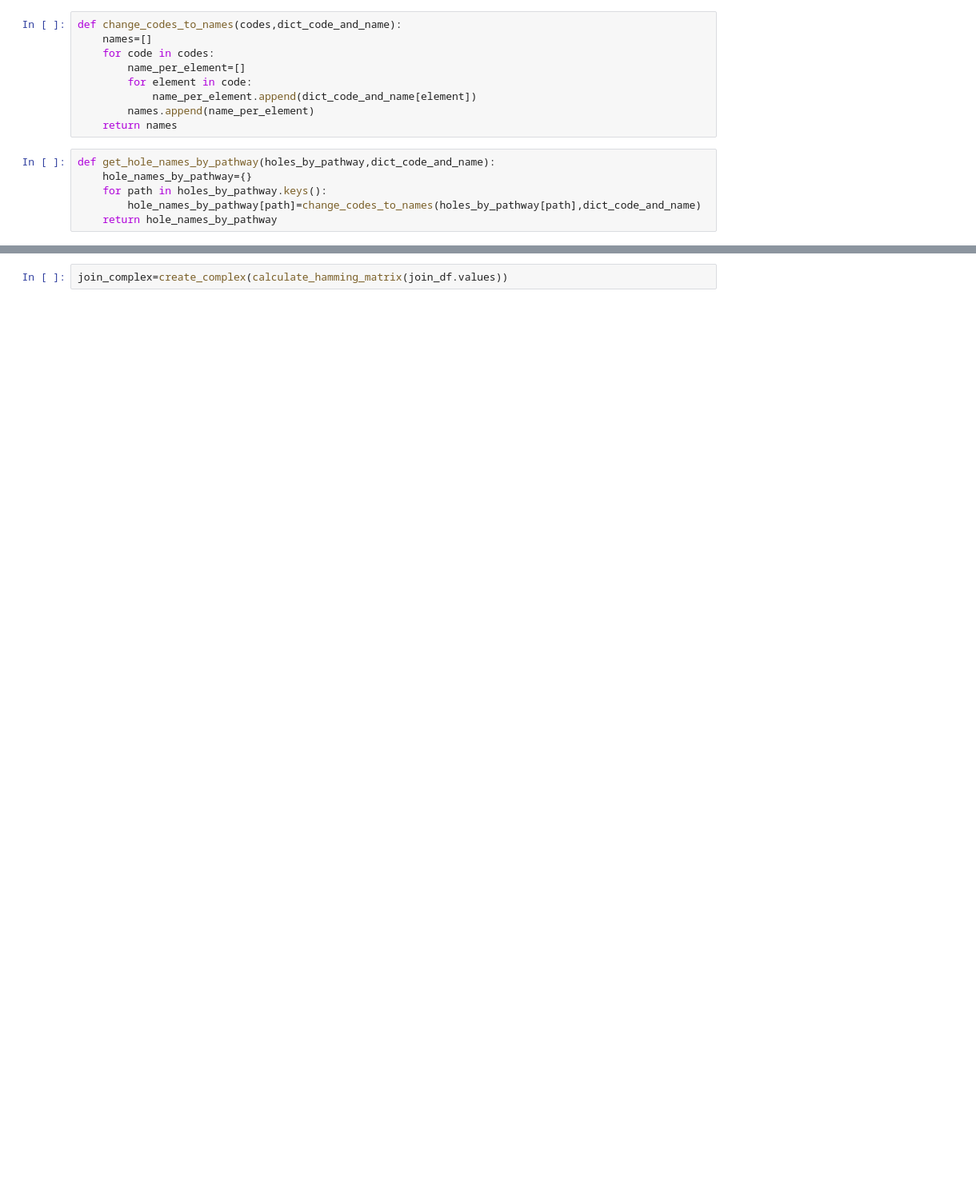
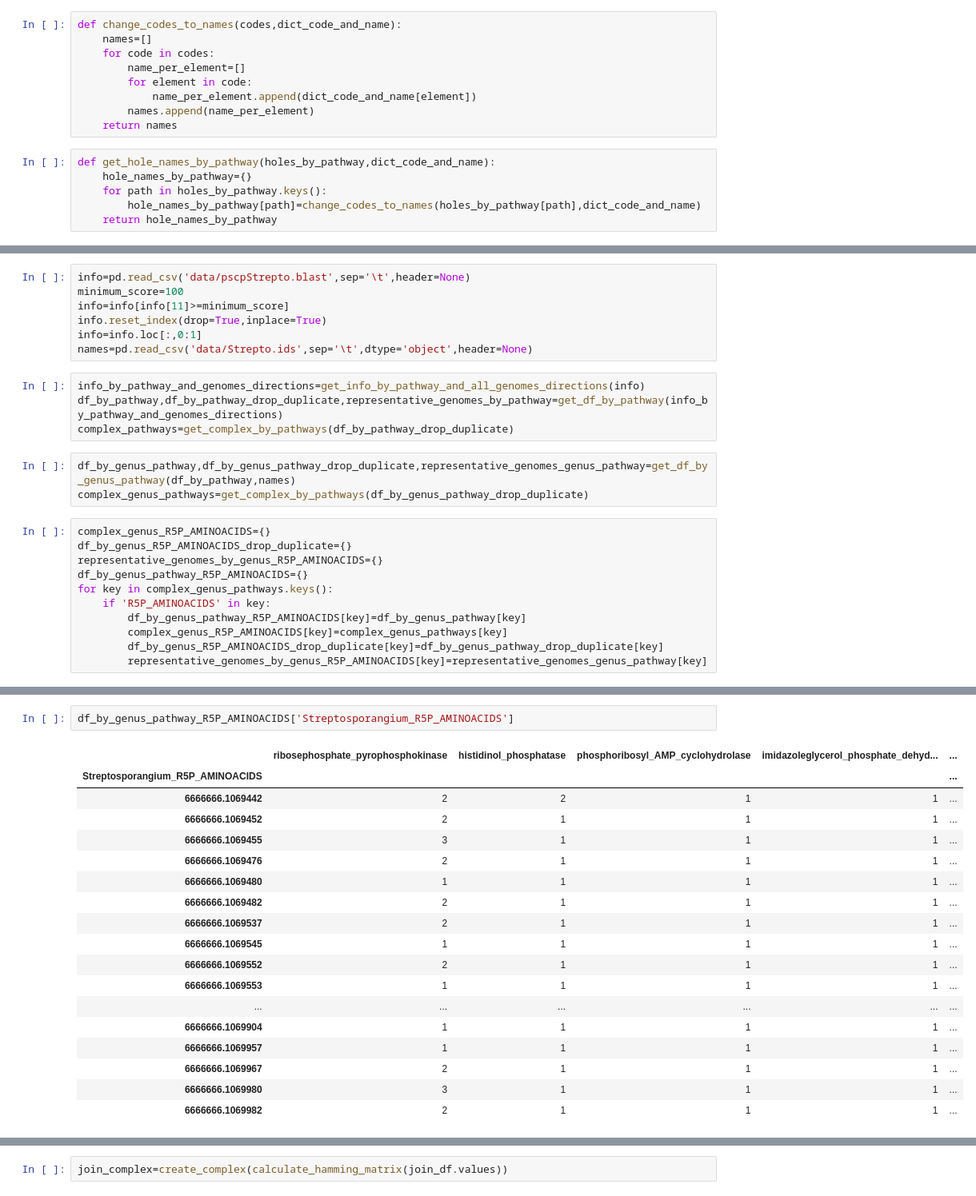
Before and after one commit to FFranciscoEspinosa/Tesis, a Jupyter notebook: nodos_adaptado_3.ipynb, the cells around one changed output, grey strips where cells are left out. Shown at 80% size. Saved outputs shown, nothing was run; the diff lists cells and outputs as text; blank space fills up the shorter version.

```diff
--- a/nodos_adaptado_3.ipynb
+++ b/nodos_adaptado_3.ipynb
@@ -514,0 +698,25 @@ join_df.shape
+# %%
+info=pd.read_csv('data/pscpStrepto.blast',sep='\t',header=None)
+minimum_score=100
+info=info[info[11]>=minimum_score]
+info.reset_index(drop=True,inplace=True)
+info=info.loc[:,0:1]
+names=pd.read_csv('data/Strepto.ids',sep='\t',dtype='object',header=None)
+# %%
+info_by_pathway_and_genomes_directions=get_info_by_pathway_and_all_genomes_directions(info)
+df_by_pathway,df_by_pathway_drop_duplicate,representative_genomes_by_pathway=get_df_by_pathway(info_by_pathway_and_genomes_directions)
+complex_pathways=get_complex_by_pathways(df_by_pathway_drop_duplicate)
+# %%
+df_by_genus_pathway,df_by_genus_pathway_drop_duplicate,representative_genomes_genus_pathway=get_df_by_genus_pathway(df_by_pathway,names)
+complex_genus_pathways=get_complex_by_pathways(df_by_genus_pathway_drop_duplicate)
+# %%
+complex_genus_R5P_AMINOACIDS={}
+df_by_genus_R5P_AMINOACIDS_drop_duplicate={}
+representative_genomes_by_genus_R5P_AMINOACIDS={}
+df_by_genus_pathway_R5P_AMINOACIDS={}
+for key in complex_genus_pathways.keys():
+    if 'R5P_AMINOACIDS' in key:
+        df_by_genus_pathway_R5P_AMINOACIDS[key]=df_by_genus_pathway[key]
+        complex_genus_R5P_AMINOACIDS[key]=complex_genus_pathways[key]
+        df_by_genus_R5P_AMINOACIDS_drop_duplicate[key]=df_by_genus_pathway_drop_duplicate[key]
+        representative_genomes_by_genus_R5P_AMINOACIDS[key]=representative_genomes_genus_pathway[key]
@@ -514,0 +825,21 @@ join_df.shape
+# %%
+df_by_genus_pathway_R5P_AMINOACIDS['Streptosporangium_R5P_AMINOACIDS']
+# %% [output]
+|  | ribosephosphate_pyrophosphokinase | histidinol_phosphatase | phosphoribosyl_AMP_cyclohydrolase | imidazoleglycerol_phosphate_dehyd... | ... |
+| Streptosporangium_R5P_AMINOACIDS |  |  |  |  | ... |
+| 6666666.1069442 | 2 | 2 | 1 | 1 | ... |
+| 6666666.1069452 | 2 | 1 | 1 | 1 | ... |
+| 6666666.1069455 | 3 | 1 | 1 | 1 | ... |
+| 6666666.1069476 | 2 | 1 | 1 | 1 | ... |
+| 6666666.1069480 | 1 | 1 | 1 | 1 | ... |
+| 6666666.1069482 | 2 | 1 | 1 | 1 | ... |
+| 6666666.1069537 | 2 | 1 | 1 | 1 | ... |
+| 6666666.1069545 | 1 | 1 | 1 | 1 | ... |
+| 6666666.1069552 | 2 | 1 | 1 | 1 | ... |
+| 6666666.1069553 | 1 | 1 | 1 | 1 | ... |
+| ... | ... | ... | ... | ... | ... |
+| 6666666.1069904 | 1 | 1 | 1 | 1 | ... |
+| 6666666.1069957 | 1 | 1 | 1 | 1 | ... |
+| 6666666.1069967 | 2 | 1 | 1 | 1 | ... |
+| 6666666.1069980 | 3 | 1 | 1 | 1 | ... |
+| 6666666.1069982 | 2 | 1 | 1 | 1 | ... |
```
Also changed, not shown: parts of 92 cells of this notebook, 26 other files.
